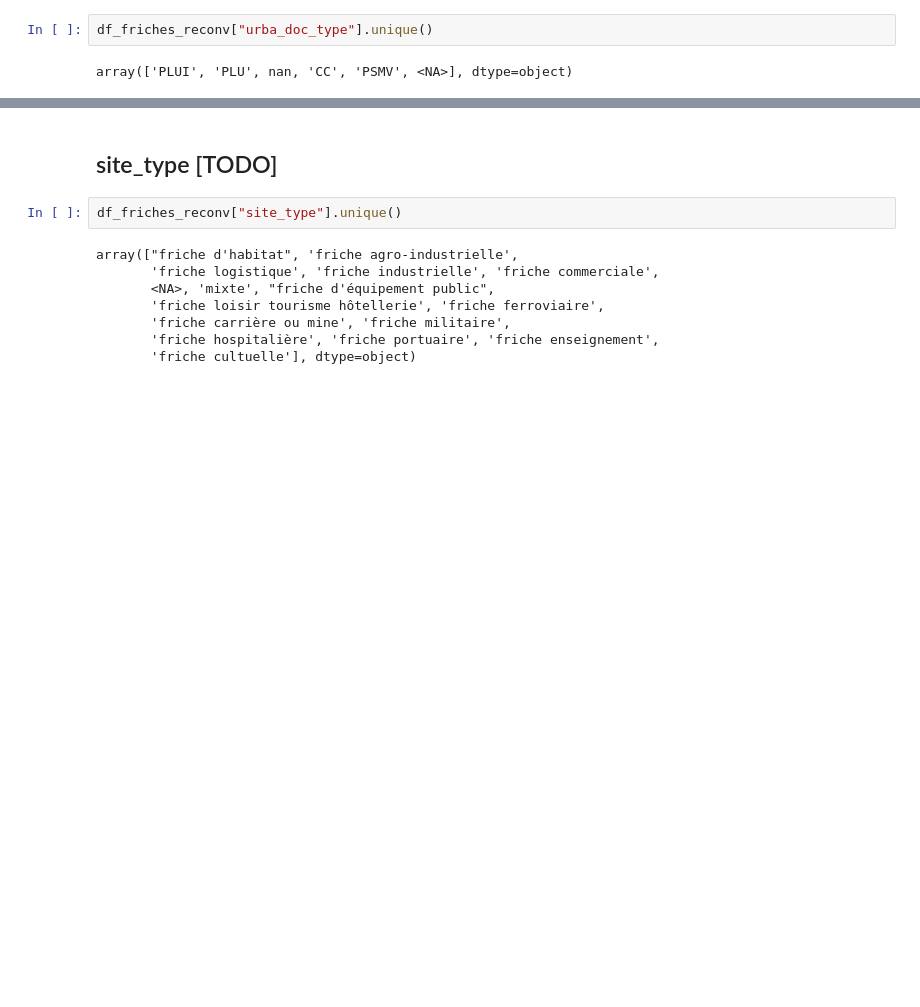
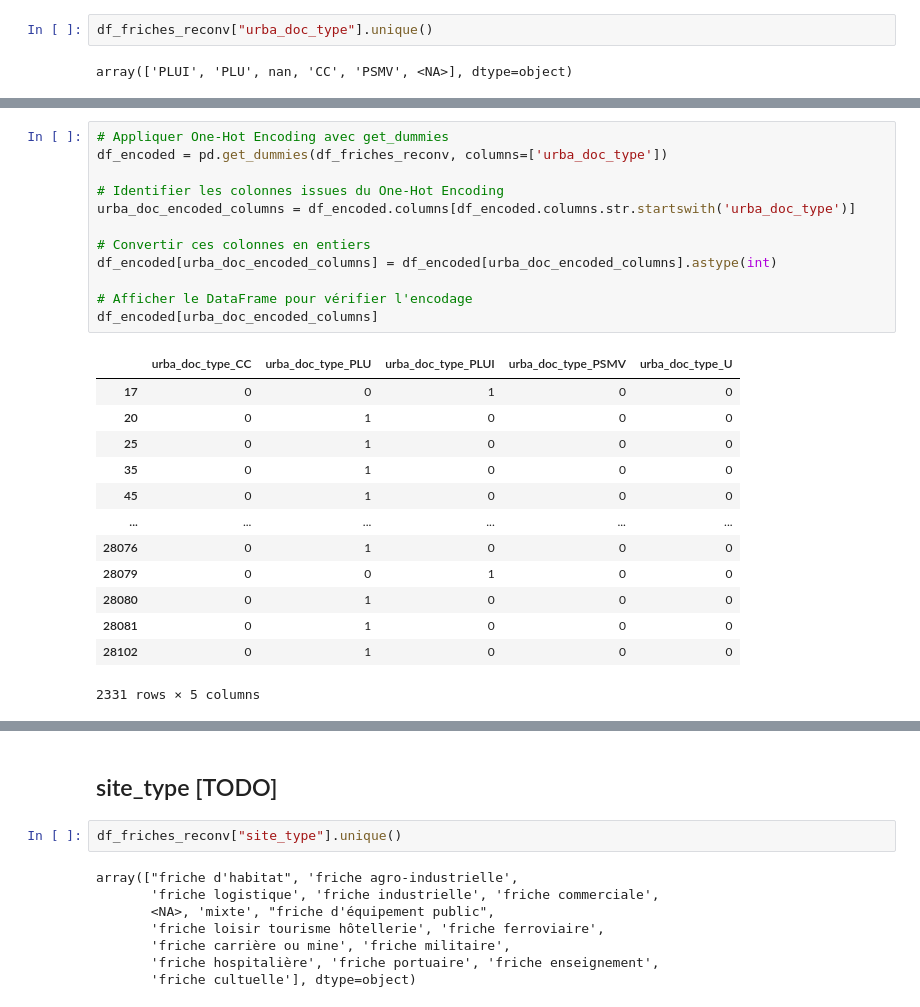
Before and after one commit to heuzef/cartofriches, a Jupyter notebook: profil/ml/ml_cartofriches_preprocess.ipynb, the cells around one changed output, grey strips where cells are left out. Saved outputs shown, nothing was run; the diff lists cells and outputs as text; blank space fills up the shorter version.

```diff
--- a/profil/ml/ml_cartofriches_preprocess.ipynb
+++ b/profil/ml/ml_cartofriches_preprocess.ipynb
@@ -1145,0 +1163,26 @@ array(['PLUI', 'PLU', nan, 'CC', 'PSMV', <NA>], dtype=object)
+# %%
+# Appliquer One-Hot Encoding avec get_dummies
+df_encoded = pd.get_dummies(df_friches_reconv, columns=['urba_doc_type'])
+
+# Identifier les colonnes issues du One-Hot Encoding
+urba_doc_encoded_columns = df_encoded.columns[df_encoded.columns.str.startswith('urba_doc_type')]
+
+# Convertir ces colonnes en entiers
+df_encoded[urba_doc_encoded_columns] = df_encoded[urba_doc_encoded_columns].astype(int)
+
+# Afficher le DataFrame pour vérifier l'encodage
+df_encoded[urba_doc_encoded_columns]
+# %% [output]
+|  | urba_doc_type_CC | urba_doc_type_PLU | urba_doc_type_PLUI | urba_doc_type_PSMV | urba_doc_type_U |
+| 17 | 0 | 0 | 1 | 0 | 0 |
+| 20 | 0 | 1 | 0 | 0 | 0 |
+| 25 | 0 | 1 | 0 | 0 | 0 |
+| 35 | 0 | 1 | 0 | 0 | 0 |
+| 45 | 0 | 1 | 0 | 0 | 0 |
+| ... | ... | ... | ... | ... | ... |
+| 28076 | 0 | 1 | 0 | 0 | 0 |
+| 28079 | 0 | 0 | 1 | 0 | 0 |
+| 28080 | 0 | 1 | 0 | 0 | 0 |
+| 28081 | 0 | 1 | 0 | 0 | 0 |
+| 28102 | 0 | 1 | 0 | 0 | 0 |
+2331 rows × 5 columns
```
Also changed, not shown: parts of 11 cells of this notebook, 1 other file.
